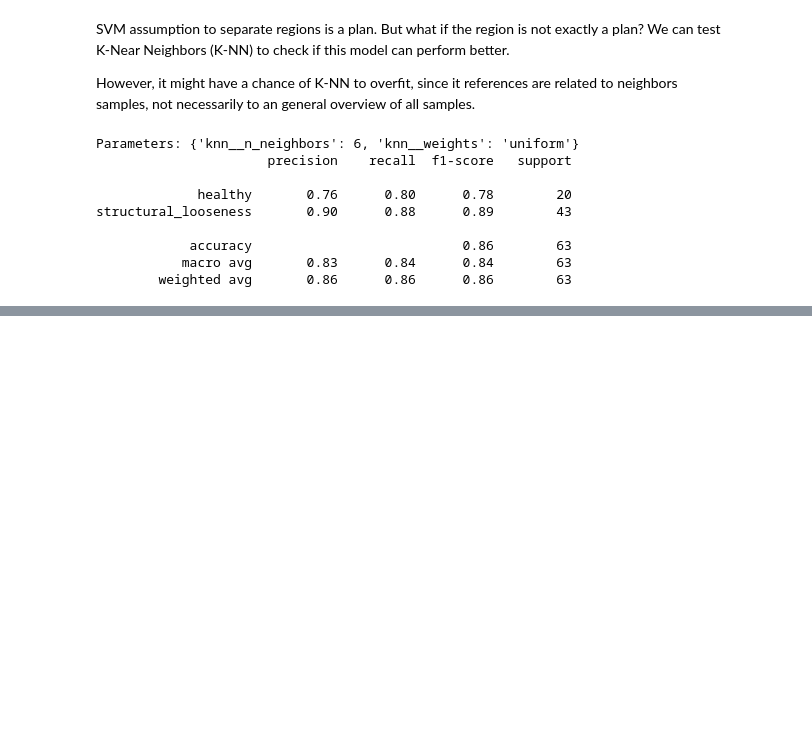
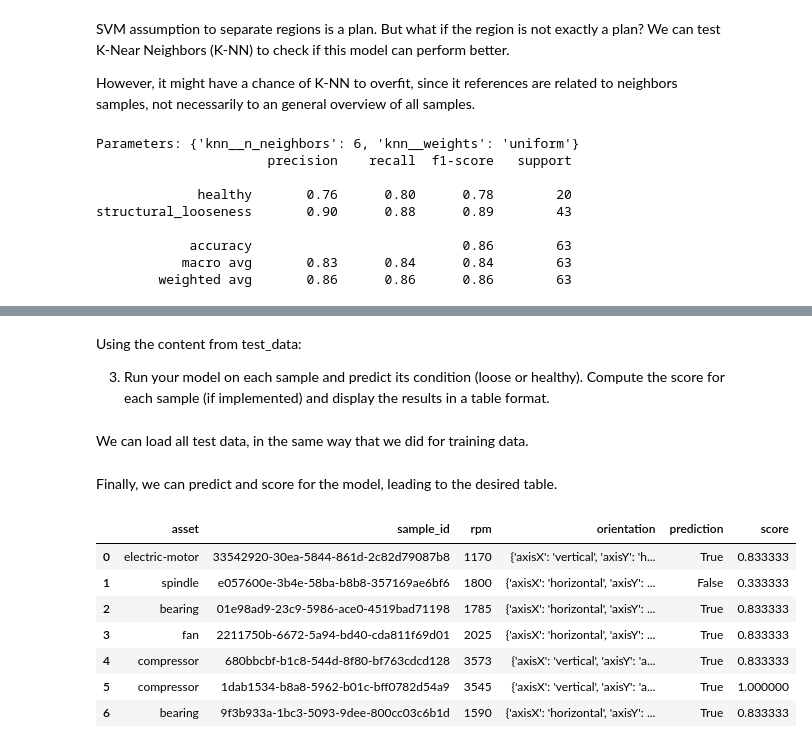
Before and after one commit to pyKuga/TRACTIAN, a Jupyter notebook: part3.ipynb, the cells around one changed output, grey strips where cells are left out. Saved outputs shown, nothing was run; the diff lists cells and outputs as text; code cells hidden in the pictures; blank space fills up the shorter version.

```diff
--- a/part3.ipynb
+++ b/part3.ipynb
@@ -266,15 +281,11 @@ class LoosenessModel:
                          "nperseg":512,
                          "noverlap":256
                          }
+
         modelParams = {"n_neighbors":6,
                      "weights":"uniform"}
 
-        #svmParams = {'alpha': 0.0001, 'loss': 'modified_huber', 'max_iter': 1000, 'penalty': 'l2'}
-
-
         self.params = {**frequencyParams, **modelParams, **params}
-
-
 
         self.Model = Pipeline(
             steps=[
@@ -283,6 +294,8 @@ class LoosenessModel:
                 )
                 ]
         )
+
+         #svmParams = {'alpha': 0.0001, 'loss': 'modified_huber', 'max_iter': 1000, 'penalty': 'l2'}
 
         # self.Model = Pipeline(
         #     steps=[
@@ -295,8 +308,9 @@ class LoosenessModel:
         #             ))
         #         ])
 
+        #calculates three axis spectral densities
     def GenerateWelch(self,data):
-        data = data - data.mean()
+        data = data - data.mean() #centers the data
         fs = data.shape[0] / data.index.max()
 
         f, Ph = signal.welch(data["horizontal"].to_numpy(), fs=fs, window=self.params["windowP"], nperseg=self.params["nperseg"], noverlap=self.params["noverlap"], scaling='density',average='median')
@@ -305,12 +319,13 @@ class LoosenessModel:
 
         return f, Ph, Pv, Pa
 
+    #returns the log percentual of a spectral density
     def _Percentual(self,P):
         Ph = np.log10(P)
         return (Ph-Ph.min())/(Ph.max()-Ph.min())
 
-
-    def _EnergyGen(self, wave_hor: Wave, wave_ver: Wave, wave_axi: Wave):
+    #calculates the percentual integral as feature and set as variable in model
+    def _IntegralGen(self, wave_hor: Wave, wave_ver: Wave, wave_axi: Wave):
 
         data = pd.DataFrame(np.array([wave_hor.signal,wave_ver.signal,wave_axi.signal]).T,index=wave_hor.time,columns=["horizontal","vertical","axial"])
 
@@ -321,6 +336,7 @@ class LoosenessModel:
         P_g = np.array([Percentual(Ph), Percentual(Pa), Percentual(Pv)])
         self.Energy = np.sum(P_g*(f[1]-f[0]),axis=1)
 
+    #it is expected that the X_train and y_train dataset are in a more common data class.
     def fit(self,X_train, y_train):
         self.Model.fit(X_train, y_train)
 
@@ -337,10 +353,10 @@ class LoosenessModel:
         bool: True if looseness is detected, False otherwise
         """
 
-        self._EnergyGen(wave_hor, wave_ver, wave_axi)
-        Adequation = pd.DataFrame(self.Energy.reshape(1,-1),columns=["Eh","Ev","Ea"])
+        self._IntegralGen(wave_hor, wave_ver, wave_axi)
+        Adequation = pd.DataFrame(self.Energy.reshape(1,-1),columns=["Eh","Ev","Ea"]) #this reshape brings the array to a line of a table
 
-        prediction = self.Model.predict(Adequation)[0] == 'structural_looseness'
+        prediction = self.Model.predict(Adequation)[0] == 'structural_looseness' #zero stands for the fact that the output is a scalar into a array structure
 
         return prediction
 
@@ -356,12 +372,19 @@ class LoosenessModel:
         Returns:
         float: score (0 = no looseness, 1 = high confidence of looseness)
         """
-        self._EnergyGen(wave_hor, wave_ver, wave_axi)
+        self._IntegralGen(wave_hor, wave_ver, wave_axi)
 
-        Adequation = pd.DataFrame(self.Energy.reshape(1,-1),columns=["Eh","Ev","Ea"])
+        Adequation = pd.DataFrame(self.Energy.reshape(1,-1),columns=["Eh","Ev","Ea"]) #this reshape brings the array to a line of a table
 
 
-        return self.Model.predict_proba(Adequation)[:,1]
+
+        return self.Model.predict_proba(Adequation)[:,1][0] #sklearn defines the order of string classes through alphabetical order, but a structure such as [:,self.Model.classes_ == "structural_looseness"] would solve the problem as well.
+# %% [markdown]
+Using the content from test_data:
+
+3. Run your model on each sample and predict its condition (loose or healthy). Compute the score for each sample (if implemented) and display the results in a table format.
+# %% [markdown]
+We can load all test data, in the same way that we did for training data.
 # %%
 test_metadata = pd.read_csv(path+"test_metadata.csv")
 testDataDict = {sample_id: pd.read_csv(path + "test_data/" + sample_id + ".csv") for sample_id in test_metadata["sample_id"]}
@@ -382,14 +400,38 @@ def WaveConverter(data):
+# %% [markdown]
+Finally, we can predict and score for the model, leading to the desired table.
 # %%
 loosenessModel = LoosenessModel()
 loosenessModel.fit(X,y)
 
+'''
+Set of functions to deal with conversions between DataFrame and Wave classes
+'''
+
+#converts a dataframe into a tuple of waves
+def WaveConverter(data):
+    t = data.index
+    return Wave(time=t, signal = data["horizontal"]), Wave(time=t, signal = data["vertical"]), Wave(time=t, signal = data["axial"])
+
+#predict for a sample_id
 def modelPrediction(sample_id):
     Wh, Wv, Wa = WaveConverter(testDataDict[sample_id])
     return loosenessModel.predict(Wh,Wv,Wa)
 
+#scores for a sample_id
 def modelScore(sample_id):
     Wh, Wv, Wa = WaveConverter(testDataDict[sample_id])
     return loosenessModel.score(Wh,Wv,Wa)
 
 test_metadata["prediction"] = test_metadata["sample_id"].apply(modelPrediction)
 test_metadata["score"] = test_metadata["sample_id"].apply(modelScore)
+
+test_metadata
+# %% [output]
+|  | asset | sample_id | rpm | orientation | prediction | score |
+| 0 | electric-motor | 33542920-30ea-5844-861d-2c82d79087b8 | 1170 | {'axisX': 'vertical', 'axisY': 'h... | True | 0.833333 |
+| 1 | spindle | e057600e-3b4e-58ba-b8b8-357169ae6bf6 | 1800 | {'axisX': 'horizontal', 'axisY': ... | False | 0.333333 |
+| 2 | bearing | 01e98ad9-23c9-5986-ace0-4519bad71198 | 1785 | {'axisX': 'horizontal', 'axisY': ... | True | 0.833333 |
+| 3 | fan | 2211750b-6672-5a94-bd40-cda811f69d01 | 2025 | {'axisX': 'horizontal', 'axisY': ... | True | 0.833333 |
+| 4 | compressor | 680bbcbf-b1c8-544d-8f80-bf763cdcd128 | 3573 | {'axisX': 'vertical', 'axisY': 'a... | True | 0.833333 |
+| 5 | compressor | 1dab1534-b8a8-5962-b01c-bff0782d54a9 | 3545 | {'axisX': 'vertical', 'axisY': 'a... | True | 1.000000 |
+| 6 | bearing | 9f3b933a-1bc3-5093-9dee-800cc03c6b1d | 1590 | {'axisX': 'horizontal', 'axisY': ... | True | 0.833333 |
```
Also changed, not shown: parts of 11 cells of this notebook, 7 other files.
